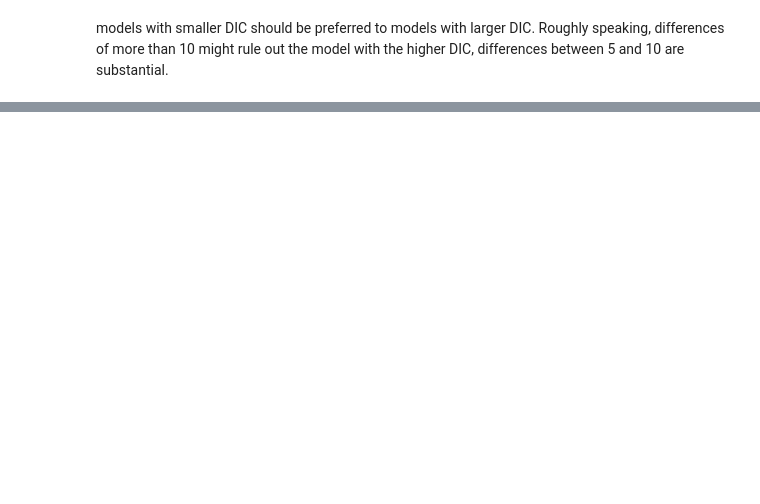
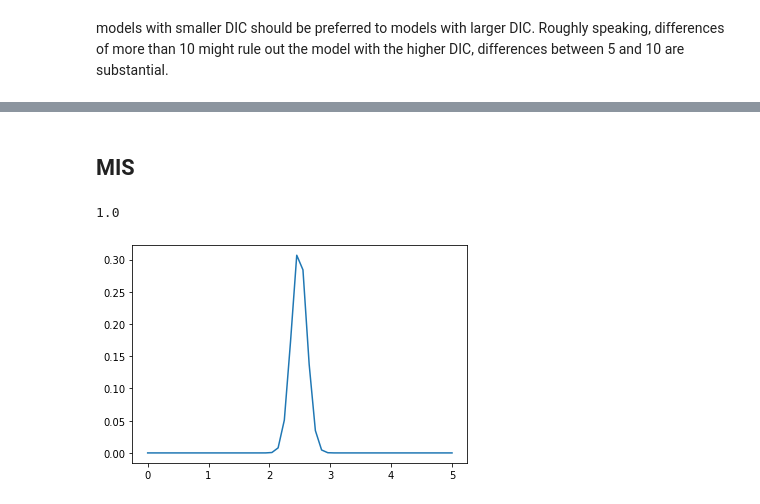
Before and after one commit to bdhammel/bayesian-notes, a Jupyter notebook: bayesian-stats-techniques-and-models/DIC.ipynb, the cells around one changed output, grey strips where cells are left out. Saved outputs shown, nothing was run; the diff lists cells and outputs as text; code cells hidden in the pictures; blank space fills up the shorter version.

```diff
--- a/bayesian-stats-techniques-and-models/DIC.ipynb
+++ b/bayesian-stats-techniques-and-models/DIC.ipynb
@@ -29,7 +32,8 @@ plt.plot(x, t, '.')
 # %%
 def model1_fn(x, t):
     m = numpyro.sample('m', dist.Normal(0, 1e6))
-    std = numpyro.sample('std', dist.InverseGamma(2.5, 2.5 * 10))
+    # std = numpyro.sample('std', dist.InverseGamma(2.5, 2.5 * 10))
+    std = numpyro.sample('std', dist.Exponential(1))
 
     y = m * x
     numpyro.sample('y', dist.Normal(y, std), obs=t)
@@ -134,0 +183,2 @@ models with smaller DIC should be preferred to models with larger DIC. Roughly s
+# %% [markdown]
+## MIS
@@ -134,0 +187,16 @@ models with smaller DIC should be preferred to models with larger DIC. Roughly s
+# %%
+m_mean = samples1['m'].mean()
+m_std = samples1['m'].std()
+
+std_mean = samples1['std'].mean()
+std_std = samples1['std'].std()
+# %%
+p_values = norm(m_mean, m_std).pdf(samples1['m'])
+p = p_values / p_values.sum()
+# %%
+_p = np.diff(np.linspace(0, 5)).mean() * norm(m_mean, m_std).pdf(np.linspace(0, 5))
+plt.plot(np.linspace(0, 5), _p)
+print(p.sum())
+# %% [output]
+1.0
+[figure, added]
```
Also changed, not shown: parts of 18 cells of this notebook, 1 other file.
